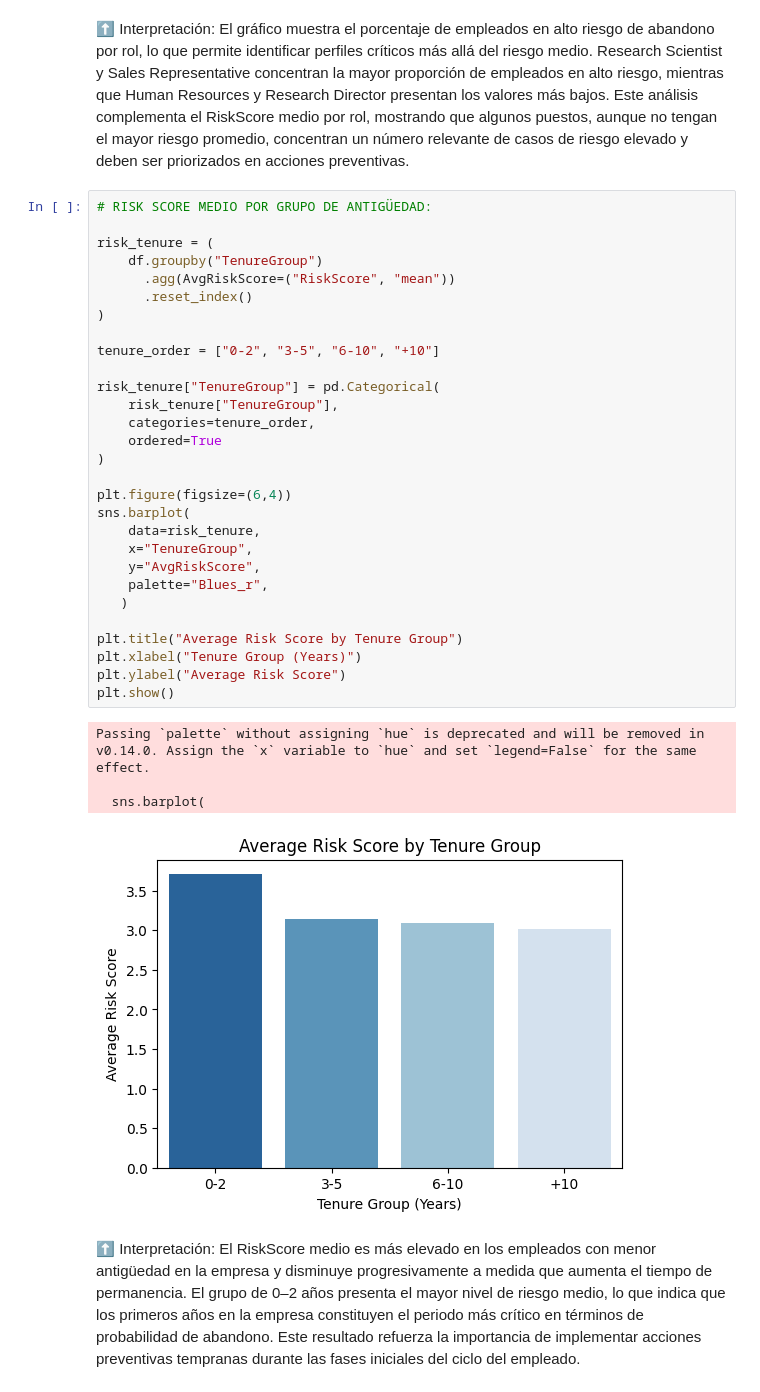
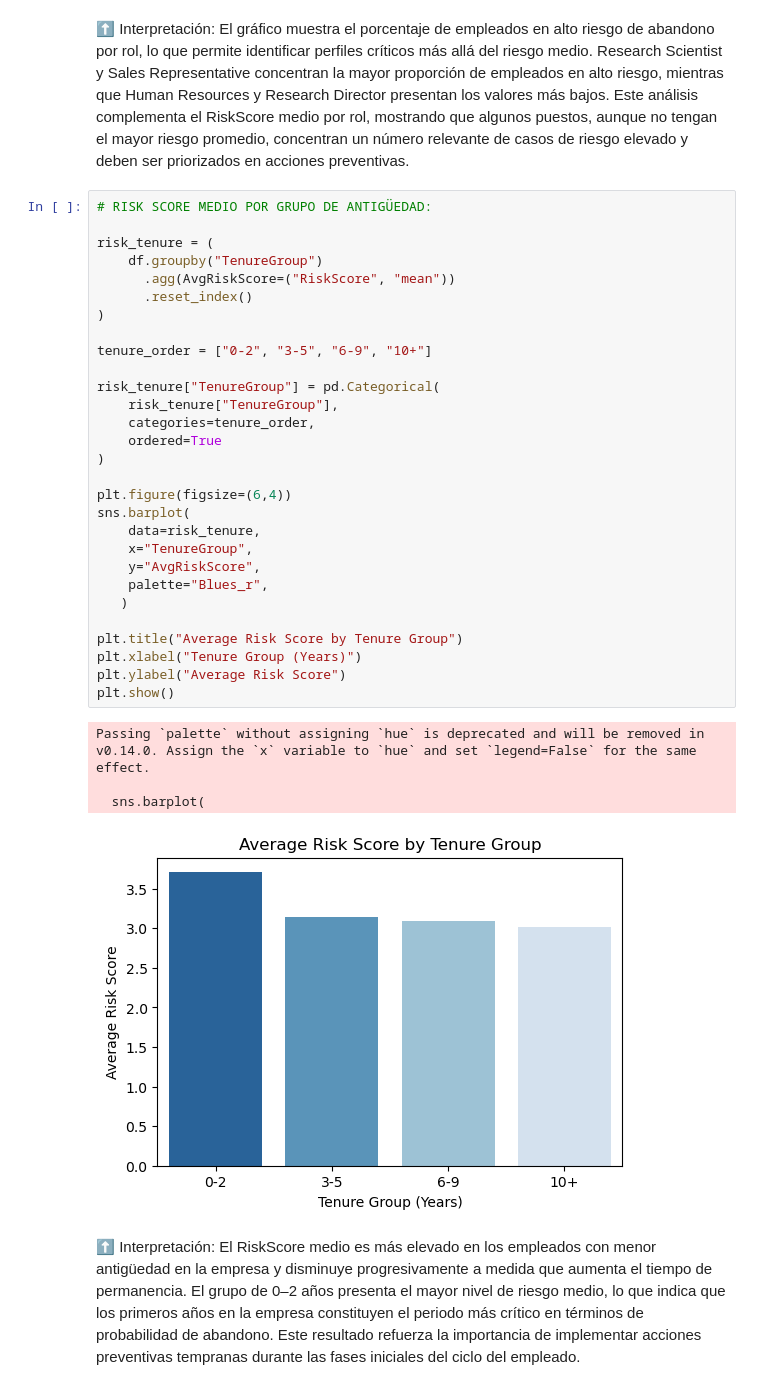
Before and after one commit to mariagranero/proyecto-da-promo-64-modulo-3-team-1, a Jupyter notebook: Notebooks/04_Visualizaciones.ipynb, the cells around one changed output. Saved outputs shown, nothing was run; the diff lists cells and outputs as text.

```diff
--- a/Notebooks/04_Visualizaciones.ipynb
+++ b/Notebooks/04_Visualizaciones.ipynb
@@ -1169,35 +1169,35 @@ Passing `palette` without assigning `hue` is deprecated and will be removed in v
 
 risk_tenure = (
     df.groupby("TenureGroup")
       .agg(AvgRiskScore=("RiskScore", "mean"))
       .reset_index()
 )
 
-tenure_order = ["0-2", "3-5", "6-10", "+10"]
+tenure_order = ["0-2", "3-5", "6-9", "10+"]
 
 risk_tenure["TenureGroup"] = pd.Categorical(
     risk_tenure["TenureGroup"],
     categories=tenure_order,
     ordered=True
 )
 
 plt.figure(figsize=(6,4))
 sns.barplot(
     data=risk_tenure,
     x="TenureGroup",
     y="AvgRiskScore",
     palette="Blues_r",
    )
 
 plt.title("Average Risk Score by Tenure Group")
 plt.xlabel("Tenure Group (Years)")
 plt.ylabel("Average Risk Score")
 plt.show()
 # %% [output]
 Passing `palette` without assigning `hue` is deprecated and will be removed in v0.14.0. Assign the `x` variable to `hue` and set `legend=False` for the same effect.
 
   sns.barplot(
-[figure, old version]
+[figure, new version]
 # %% [markdown]
 ⬆️ Interpretación: El RiskScore medio es más elevado en los empleados con menor antigüedad en la empresa y disminuye progresivamente a medida que aumenta el tiempo de permanencia. El grupo de 0–2 años presenta el mayor nivel de riesgo medio, lo que indica que los primeros años en la empresa constituyen el periodo más crítico en términos de probabilidad de abandono. Este resultado refuerza la importancia de implementar acciones preventivas tempranas durante las fases iniciales del ciclo del empleado.
 # %%
```
Also changed, not shown: parts of 8 cells of this notebook, 3 other files.
